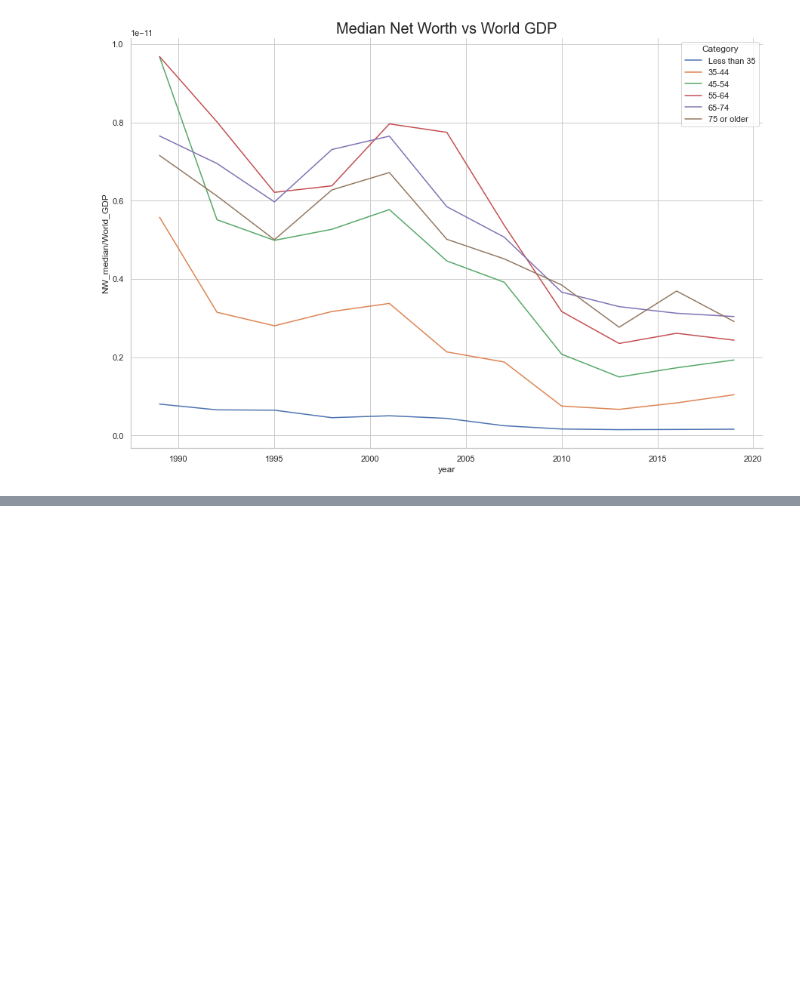
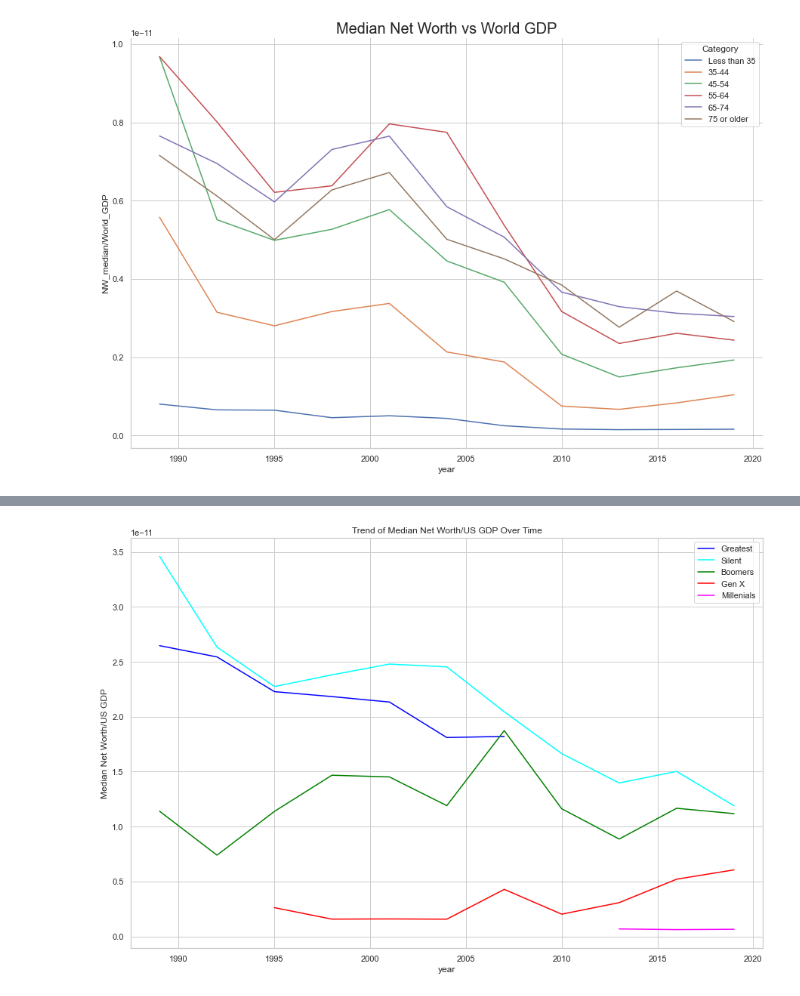
Before and after one commit to ErezBinyamin/EconomicMechanics, a Jupyter notebook: app/visualizations.ipynb, the cells around one changed output, grey strips where cells are left out. Cells and saved outputs as stored; diff of their text form; code cells hidden in the pictures; blank space fills up the shorter version.

```diff
--- a/app/visualizations.ipynb
+++ b/app/visualizations.ipynb
@@ -63,0 +117,22 @@ make_line_plot('NW_median/World_GDP', age_df)
+# %%
+greatest_df = final_age_df[final_age_df['Generation']=='Greatest']
+greatest_df.groupby('year')['NW_median/US_GDP'].mean().plot(color='blue')
+
+silent_df = final_age_df[final_age_df['Generation']=='Silent']
+silent_df.groupby('year')['NW_median/US_GDP'].mean().plot(color='cyan')
+
+boomer_df = final_age_df[final_age_df['Generation']=='Boomers']
+boomer_df.groupby('year')['NW_median/US_GDP'].mean().plot(color='green')
+
+genx_df = final_age_df[final_age_df['Generation']=='Gen X']
+genx_df.groupby('year')['NW_median/US_GDP'].mean().plot(color='red')
+
+millenials_df = final_age_df[final_age_df['Generation']=='Millenials']
+millenials_df.groupby('year')['NW_median/US_GDP'].mean().plot(color='magenta')
+
+plt.ylabel('Median Net Worth/US GDP')
+plt.legend(['Greatest', 'Silent', 'Boomers', 'Gen X', 'Millenials'])
+plt.title('Trend of Median Net Worth/US GDP Over Time')
+plt.show()
+# %% [output]
+[figure, added]
```
Also changed, not shown: parts of 7 cells of this notebook, 1 other file.
